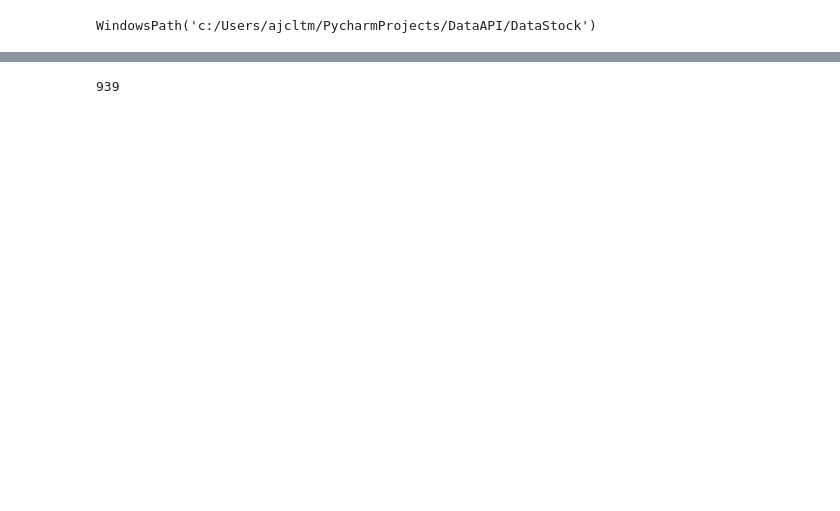
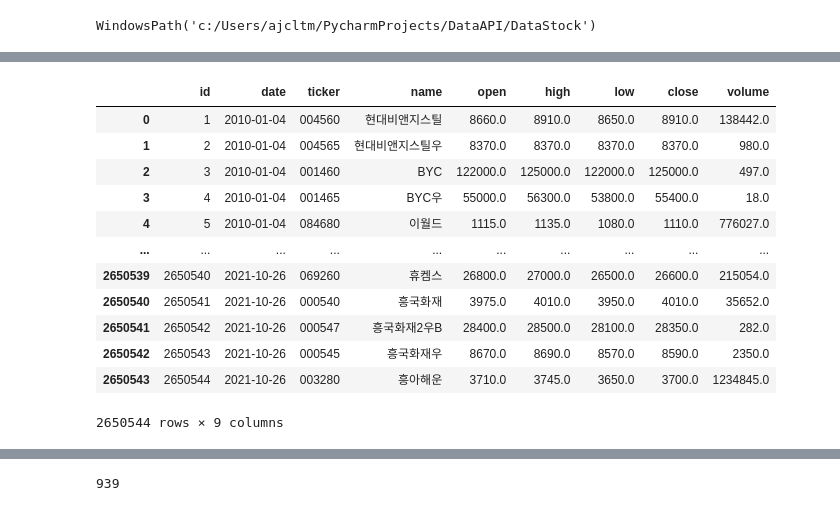
Before and after one commit to ajcltm/DataAPI, a Jupyter notebook: 211008_queryDataStock.ipynb, the cells around one changed output, grey strips where cells are left out. Cells and saved outputs as stored; diff of their text form; code cells hidden in the pictures; blank space fills up the shorter version.

```diff
--- a/211008_queryDataStock.ipynb
+++ b/211008_queryDataStock.ipynb
@@ -27,0 +42,18 @@ df = query.queryStockNumberOfSharesDB(by='parquet')
+# %%
+df = query.queryStockPriceDB(by='sql')
+df.groupby('date').count().tail(15)
+df
+# %% [output]
+|  | id | date | ticker | name | open | high | low | close | volume |
+| 0 | 1 | 2010-01-04 | 004560 | 현대비앤지스틸 | 8660.0 | 8910.0 | 8650.0 | 8910.0 | 138442.0 |
+| 1 | 2 | 2010-01-04 | 004565 | 현대비앤지스틸우 | 8370.0 | 8370.0 | 8370.0 | 8370.0 | 980.0 |
+| 2 | 3 | 2010-01-04 | 001460 | BYC | 122000.0 | 125000.0 | 122000.0 | 125000.0 | 497.0 |
+| 3 | 4 | 2010-01-04 | 001465 | BYC우 | 55000.0 | 56300.0 | 53800.0 | 55400.0 | 18.0 |
+| 4 | 5 | 2010-01-04 | 084680 | 이월드 | 1115.0 | 1135.0 | 1080.0 | 1110.0 | 776027.0 |
+| ... | ... | ... | ... | ... | ... | ... | ... | ... | ... |
+| 2650539 | 2650540 | 2021-10-26 | 069260 | 휴켐스 | 26800.0 | 27000.0 | 26500.0 | 26600.0 | 215054.0 |
+| 2650540 | 2650541 | 2021-10-26 | 000540 | 흥국화재 | 3975.0 | 4010.0 | 3950.0 | 4010.0 | 35652.0 |
+| 2650541 | 2650542 | 2021-10-26 | 000547 | 흥국화재2우B | 28400.0 | 28500.0 | 28100.0 | 28350.0 | 282.0 |
+| 2650542 | 2650543 | 2021-10-26 | 000545 | 흥국화재우 | 8670.0 | 8690.0 | 8570.0 | 8590.0 | 2350.0 |
+| 2650543 | 2650544 | 2021-10-26 | 003280 | 흥아해운 | 3710.0 | 3745.0 | 3650.0 | 3700.0 | 1234845.0 |
+2650544 rows × 9 columns
```
Also changed, not shown: parts of 10 cells of this notebook, 1 other file.
